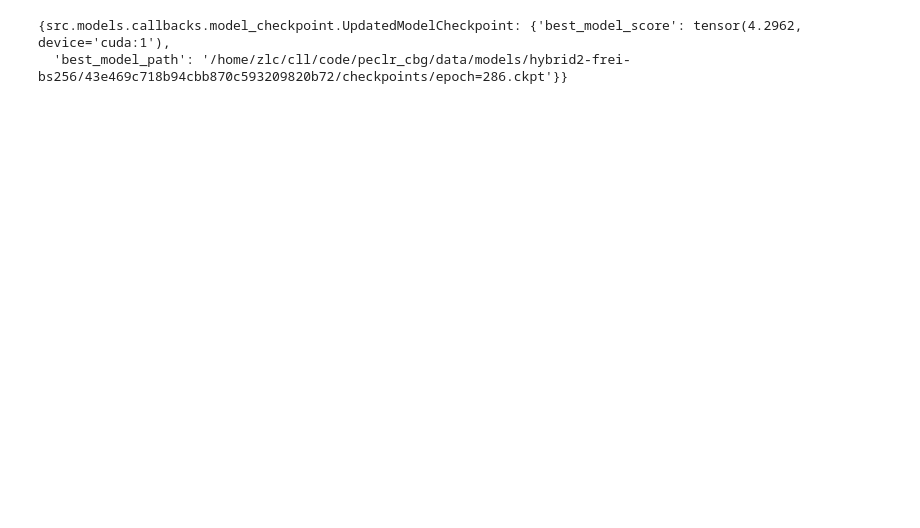
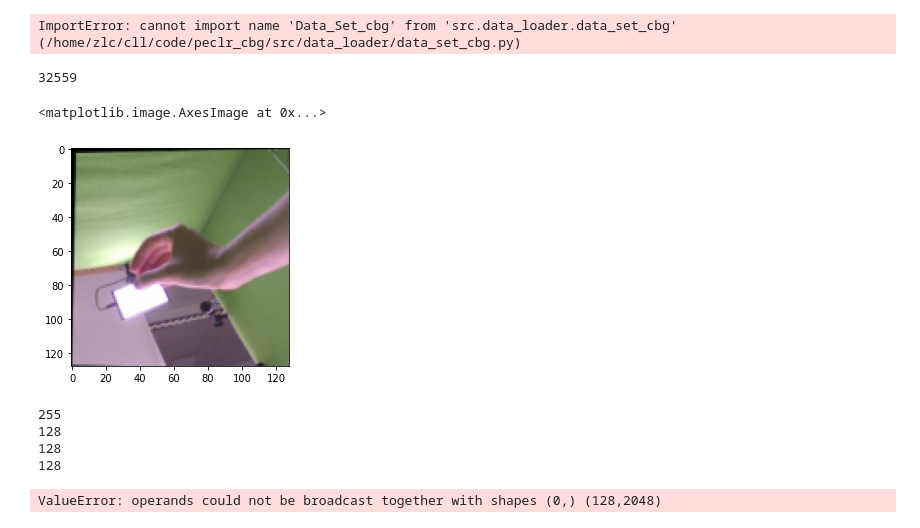
Before and after one commit to Lily-Le/peclr, a Jupyter notebook: my_finetune.ipynb, the cells around one changed output. Saved outputs shown, nothing was run; the diff lists cells and outputs as text; code cells hidden in the pictures; blank space fills up the shorter version.

```diff
--- a/my_finetune.ipynb
+++ b/my_finetune.ipynb
@@ -119,5 +162,0 @@ dict_keys(['epoch', 'global_step', 'pytorch-lightning_version', 'callbacks', 'op
-# %%
-checkpoint['callbacks']
-# %% [output]
-{src.models.callbacks.model_checkpoint.UpdatedModelCheckpoint: {'best_model_score': tensor(4.2962, device='cuda:1'),
-  'best_model_path': '/home/zlc/cll/code/peclr_cbg/data/models/hybrid2-frei-bs256/43e469c718b94cbb870c593209820b72/checkpoints/epoch=286.ckpt'}}
@@ -123,0 +195,56 @@ checkpoint['callbacks']
+# %%
+from src.data_loader.data_set_cbg import Data_Set_cbg
+from torchvision import transforms
+from torch.utils.data import DataLoader
+train_param = edict(
+    read_json("./src/experiments/config/training_config.json")
+)
+train_param.augmentation_flags.resize = True
+train_param.augmentation_flags.random_crop = True
+train_data2 = Data_Set_cbg(
+    config=train_param,
+    transform=transforms.ToTensor(),
+    split="train",
+    experiment_type="supervised",
+    source="freihand",
+)
+train_data2.is_training=False
+# print(da)
+data_loader2 = DataLoader(train_data2, batch_size=128, num_workers=4)
+# data = get_data_cbg(
+# %% [output]
+ImportError: cannot import name 'Data_Set_cbg' from 'src.data_loader.data_set_cbg' (/home/zlc/cll/code/peclr_cbg/src/data_loader/data_set_cbg.py)
+# %%
+import matplotlib.pyplot as plt
+print(len(train_data2))
+c=train_data2[90]
+c['image'].shape
+d=np.array(c['image'])
+e=np.zeros((128,128,3))
+for i in range(3):
+    e[:,:,i]=d[i,:,:]
+plt.imshow(e)
+# %% [output]
+32559
+<matplotlib.image.AxesImage at 0x...>
+[figure, added]
+# %%
+emb=[]
+print(len(data_loader))
+j=0
+for i in enumerate(data_loader):
+    # print(len(i))
+    # print(i[1].keys())
+    # break
+    print(len(i[1]['image']))
+    model.eval()
+    tmp=model.get_encodings(i[1]['image'])
+    emb+=tmp
+    if j==2:
+        break
+    j=j+1
+# %% [output]
+255
+128
+128
+128
@@ -123,0 +265,7 @@ checkpoint['callbacks']
+# %%
+emb2=[]
+model.eval()
+tmp=model.get_encodings(i[1]['image'])
+emb2+=tmp
+# %% [output]
+ValueError: operands could not be broadcast together with shapes (0,) (128,2048)
```
Also changed, not shown: parts of 12 cells of this notebook, 13 other files.
